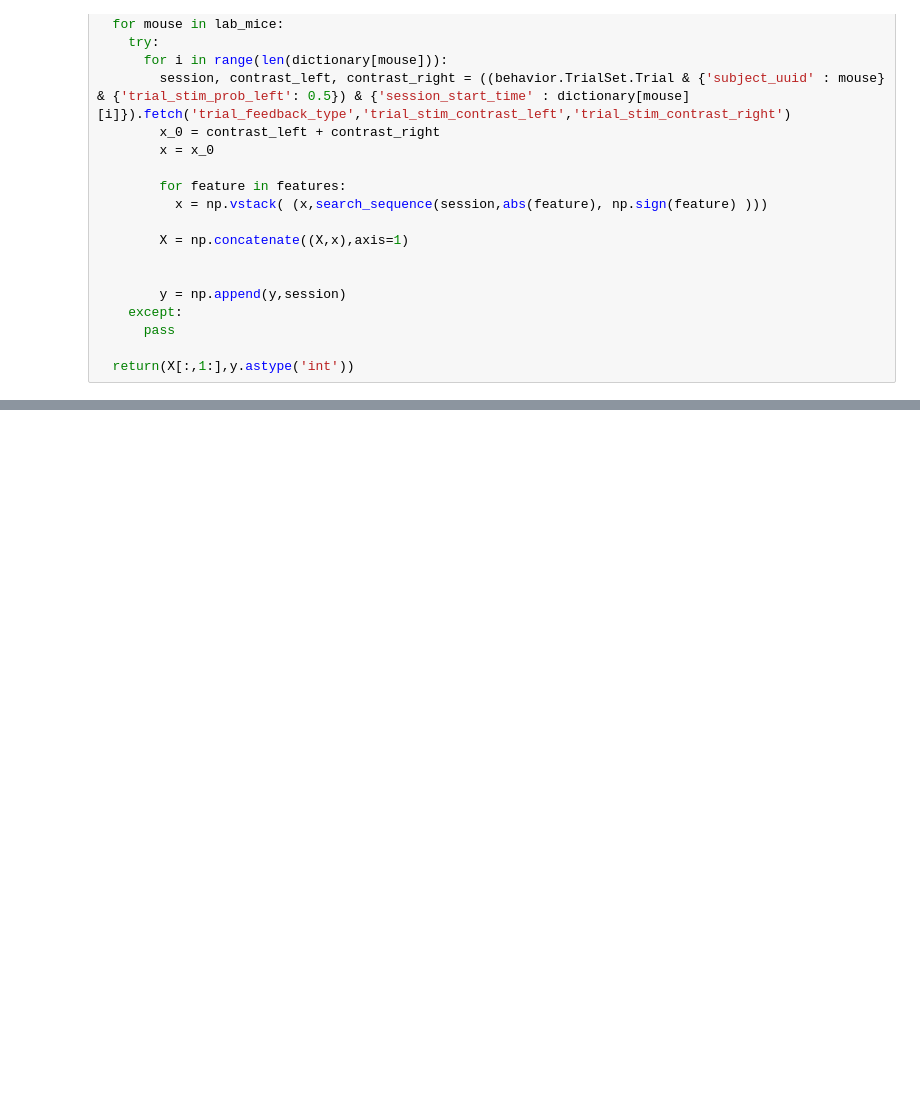
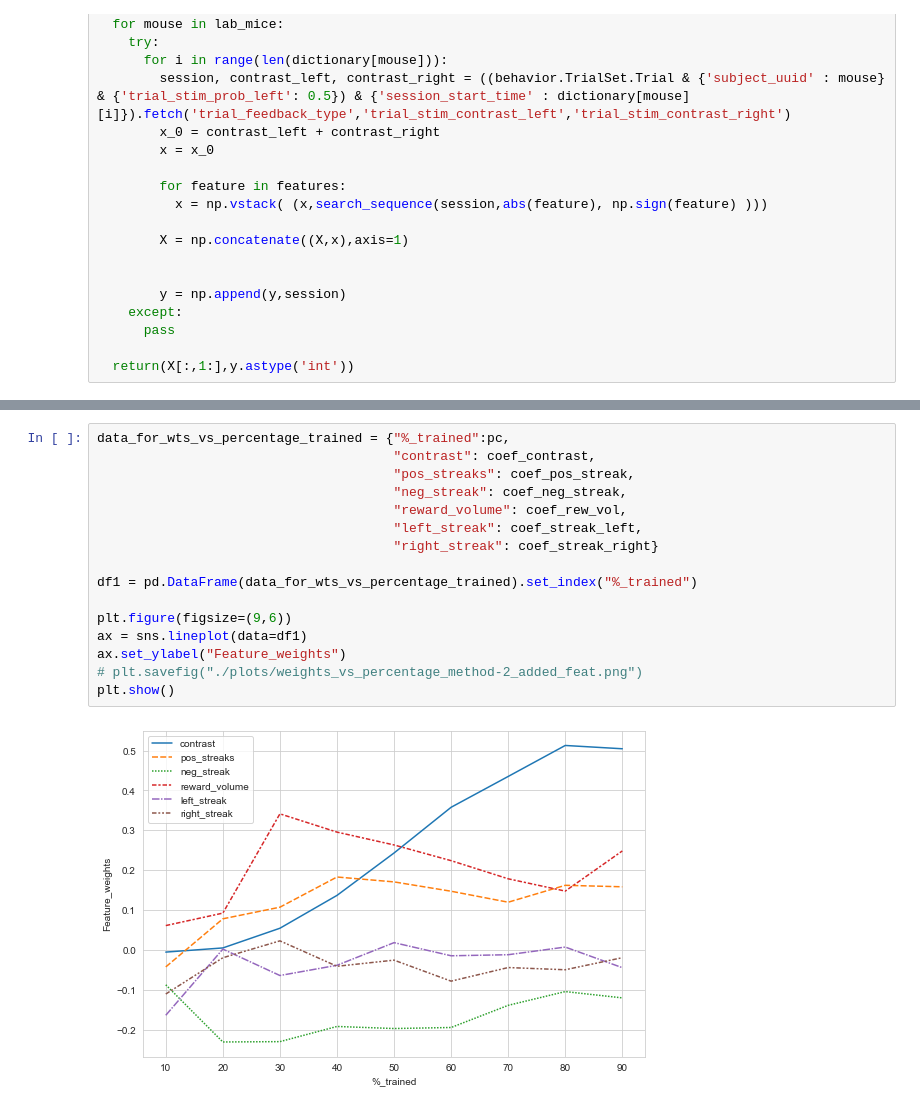
Before and after one commit to shayan823/reward_related_society, a Jupyter notebook: better_data.ipynb, the cells around one changed output, grey strips where cells are left out. Drawn from its saved outputs; the diff is of its cells as text; blank space fills up the shorter version.

```diff
--- a/better_data.ipynb
+++ b/better_data.ipynb
@@ -206,0 +334,18 @@ a,b = get_complete_data("mainenlab", 50,['trained_1a','trained_1b'])
+# %%
+data_for_wts_vs_percentage_trained = {"%_trained":pc,
+                                      "contrast": coef_contrast,
+                                      "pos_streaks": coef_pos_streak,
+                                      "neg_streak": coef_neg_streak,
+                                      "reward_volume": coef_rew_vol,
+                                      "left_streak": coef_streak_left,
+                                      "right_streak": coef_streak_right}
+
+df1 = pd.DataFrame(data_for_wts_vs_percentage_trained).set_index("%_trained")
+
+plt.figure(figsize=(9,6))
+ax = sns.lineplot(data=df1)
+ax.set_ylabel("Feature_weights")
+# plt.savefig("./plots/weights_vs_percentage_method-2_added_feat.png")
+plt.show()
+# %% [output]
+[figure, added]
```
Also changed, not shown: parts of 10 cells of this notebook.
